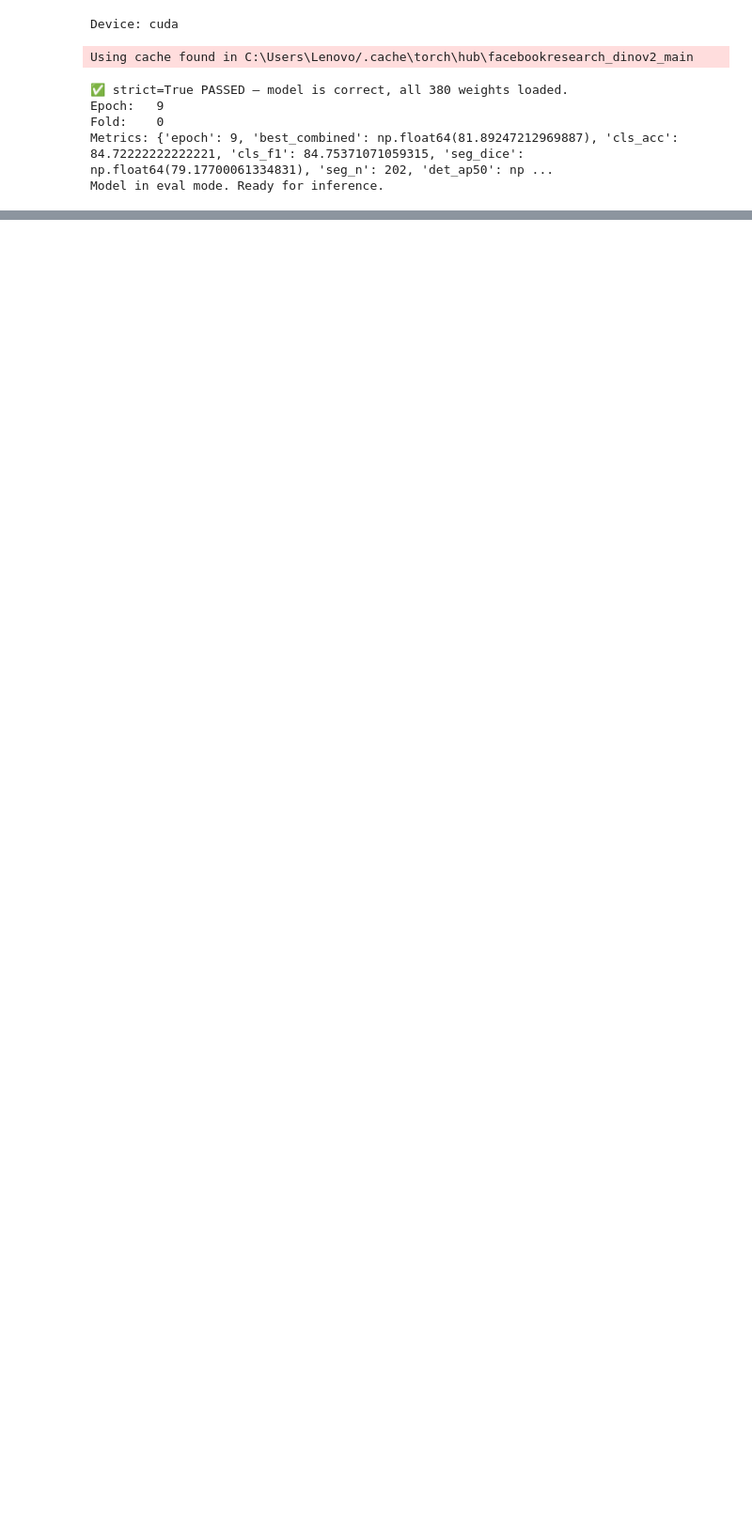
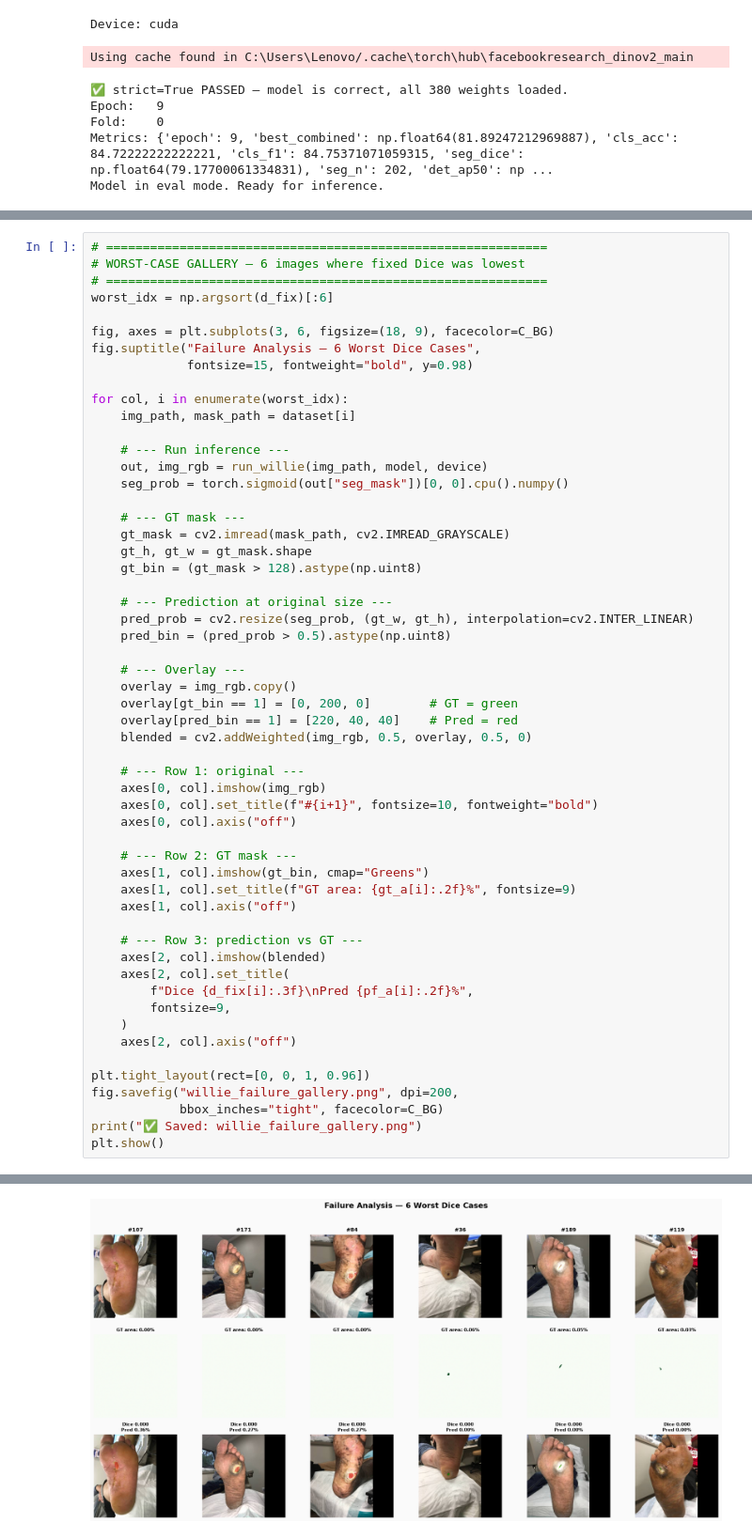
Before and after one commit to sengobasar/rabies_experiment_and_system_implementation, a Jupyter notebook: notebooks/community_system.ipynb, the cells around one changed output, grey strips where cells are left out. Shown at 94% size. Cells and saved outputs as stored; diff of their text form; blank space fills up the shorter version.

```diff
--- a/notebooks/community_system.ipynb
+++ b/notebooks/community_system.ipynb
@@ -788,0 +1585,56 @@ FileNotFoundError: sample_wound.jpg
+# %%
+# ============================================================
+# WORST-CASE GALLERY — 6 images where fixed Dice was lowest
+# ============================================================
+worst_idx = np.argsort(d_fix)[:6]
+
+fig, axes = plt.subplots(3, 6, figsize=(18, 9), facecolor=C_BG)
+fig.suptitle("Failure Analysis — 6 Worst Dice Cases",
+             fontsize=15, fontweight="bold", y=0.98)
+
+for col, i in enumerate(worst_idx):
+    img_path, mask_path = dataset[i]
+
+    # --- Run inference ---
+    out, img_rgb = run_willie(img_path, model, device)
+    seg_prob = torch.sigmoid(out["seg_mask"])[0, 0].cpu().numpy()
+
+    # --- GT mask ---
+    gt_mask = cv2.imread(mask_path, cv2.IMREAD_GRAYSCALE)
+    gt_h, gt_w = gt_mask.shape
+    gt_bin = (gt_mask > 128).astype(np.uint8)
+
+    # --- Prediction at original size ---
+    pred_prob = cv2.resize(seg_prob, (gt_w, gt_h), interpolation=cv2.INTER_LINEAR)
+    pred_bin = (pred_prob > 0.5).astype(np.uint8)
+
+    # --- Overlay ---
+    overlay = img_rgb.copy()
+    overlay[gt_bin == 1] = [0, 200, 0]        # GT = green
+    overlay[pred_bin == 1] = [220, 40, 40]    # Pred = red
+    blended = cv2.addWeighted(img_rgb, 0.5, overlay, 0.5, 0)
+
+    # --- Row 1: original ---
+    axes[0, col].imshow(img_rgb)
+    axes[0, col].set_title(f"#{i+1}", fontsize=10, fontweight="bold")
+    axes[0, col].axis("off")
+
+    # --- Row 2: GT mask ---
+    axes[1, col].imshow(gt_bin, cmap="Greens")
+    axes[1, col].set_title(f"GT area: {gt_a[i]:.2f}%", fontsize=9)
+    axes[1, col].axis("off")
+
+    # --- Row 3: prediction vs GT ---
+    axes[2, col].imshow(blended)
+    axes[2, col].set_title(
+        f"Dice {d_fix[i]:.3f}\nPred {pf_a[i]:.2f}%",
+        fontsize=9,
+    )
+    axes[2, col].axis("off")
+
+plt.tight_layout(rect=[0, 0, 1, 0.96])
+fig.savefig("willie_failure_gallery.png", dpi=200,
+            bbox_inches="tight", facecolor=C_BG)
+print("✅ Saved: willie_failure_gallery.png")
+plt.show()
+# %% [output]
@@ -788,0 +1642 @@ FileNotFoundError: sample_wound.jpg
+[figure, added]
```
Also changed, not shown: parts of 15 cells of this notebook, 1 other file.
